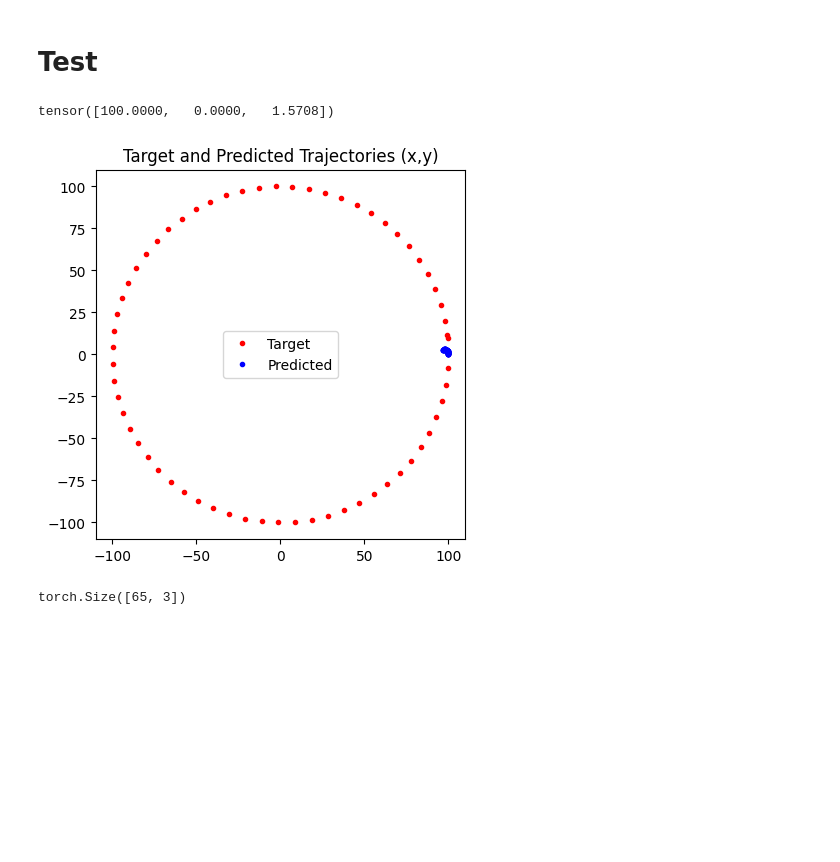
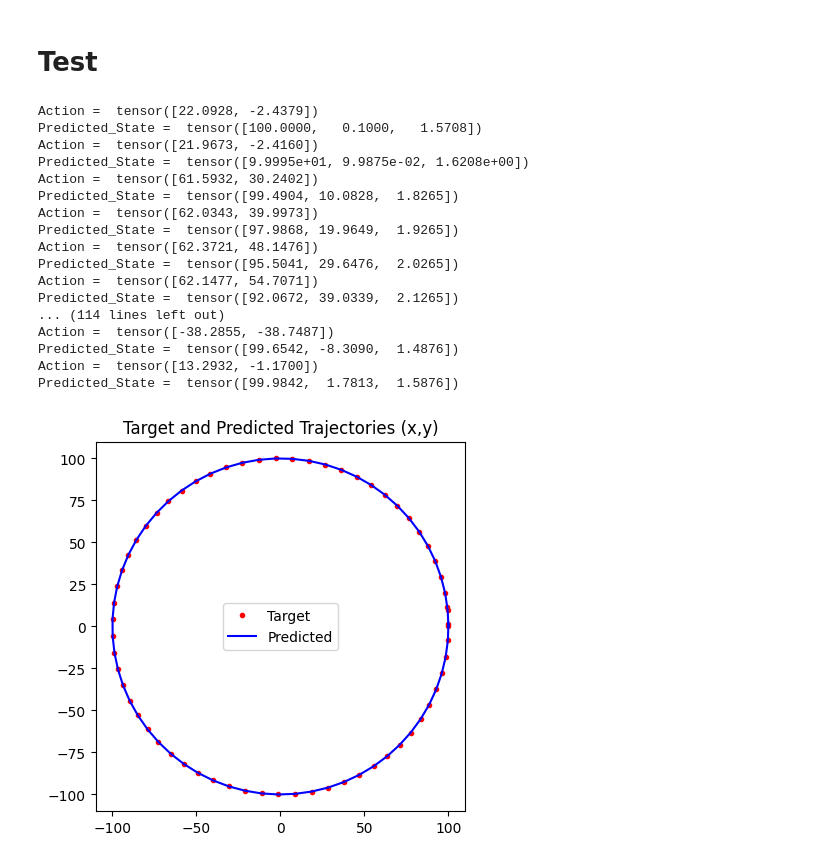
Before and after one commit to pareshrchaudhary/colab, a Jupyter notebook: QLearning.ipynb, the cells around one changed output. Saved outputs shown, nothing was run; the diff lists cells and outputs as text; code cells hidden in the pictures; blank space fills up the shorter version.

```diff
--- a/QLearning.ipynb
+++ b/QLearning.ipynb
@@ -64,6 +64,7 @@ class CarEnvironment:
         assert len(action) == 2, "action must be a tensor of shape (2,)"
 
         x, y, theta = state
+        action = np.clip(action, 0.0, 1.0)
         velocity, delta = action
 
         xnew = x + torch.cos(theta) * velocity * self.dt
@@ -115,6 +116,7 @@ class CarEnvironment:
         return reward
 
     def step(self, state, action, target):
+      action = np.clip(action, 0.0, 1.0)
       next_state = self.car_dynamics(state, action)
       reward = self.calculate_reward(state, target)
 
@@ -278,12 +280,14 @@ print(batch)
 def choose_action(state, q_net, epsilon):
     if torch.rand(()) < epsilon: # Explore (choose a random action)
         action = torch.randn(2)
+        action = np.clip(action, 0.0, 1.0)
     else:
       with torch.no_grad():      # Exploit (choose the action with the maximum Q-value)
         q_values = q_values = q_net(state.clone().detach().requires_grad_(True))
         index = torch.argmin(q_values)
         action = q_values.clone().detach()
         action[index] = 0.0
+        action = np.clip(action, 0.0, 1.0)
     return action
 # %%
 choose_action(state, dqn, 0.95)
@@ -330,7 +335,7 @@ for episode in range(0,num_episodes):
   target_update_interval = 100
   for t in range(0,drivestep):
     action = choose_action(state, dqn, epsilon)
-    next_state, reward, done = env.step(state, action, target)
+    next_state, reward, done = env.step(state, action, Target.clone())
     # print("State: ", state, "Action: ", action,"Reward: ", reward, "Next State: ", next_state, "Done: ", done)
     replay_buffer.add_experience(state, action, reward, next_state, done)
 
@@ -348,19 +353,19 @@ for episode in range(0,num_episodes):
       # Compute target Q-values
       with torch.no_grad():
           target_q_values = target_network(next_states)
-          print("target_q_values = ", target_q_values.shape)
+          max_indices = torch.argmax(target_q_values, dim=1)
           target_q_values = torch.max(target_q_values, dim=1)[0]  # Take the maximum Q-value for each next state
-
+          # print("target_q_values = ", target_q_values, target_q_values.shape)
           target_q_values[dones] = 0  # Set target Q-values to 0 for terminal states
           target_q_values = rewards + gamma * target_q_values
+          # print("target_q_values = ", target_q_values, target_q_values.shape)
 
 
       # Compute current Q-values
       predicted_q_values = dqn(states)
-      print("predicted_q_values = ", predicted_q_values.shape)
       # Convert the actions tensor to long data type
-      actions = actions.long()  # Convert actions to torch.long data type
-      predicted_q_values = predicted_q_values.gather(1, actions.unsqueeze(1)).squeeze(1)
+      predicted_q_values = torch.gather(predicted_q_values, 1, max_indices.unsqueeze(1)).squeeze(1)
+      # print("predicted_q_values = ", predicted_q_values, predicted_q_values.shape)
 
       # Compute the loss function
       loss = F.smooth_l1_loss(predicted_q_values, target_q_values)
@@ -369,17 +374,19 @@ for episode in range(0,num_episodes):
       optimizer.zero_grad()
       loss.backward()
       optimizer.step()
+      print("Loss:", loss.item())
 
-      # Update the current state
-      state = next_state
       total_reward += reward
 
-      # Update the target network periodically
-      if t % target_update_interval == 0:
-          target_network.load_state_dict(dqn.state_dict())
+    # Update the current state
+    state = Target[t]
+
+    # Update the target network periodically
+    if t % target_update_interval == 0:
+        target_network.load_state_dict(dqn.state_dict())
 
     # Update exploration parameter
-    print(f"Episode: {episode+1}, Total Reward: {total_reward}")
+    print(f"Episode: {episode + 1}, Step: {t + 1}, Total Reward: {total_reward}, Epsilon: {epsilon:.4f}")
     epsilon = max(epsilon * epsilon_decay, epsilon_min)
 
     # Check if the episode is done
@@ -410,40 +431,54 @@ theta = torch.atan2(heading[:, 1], heading[:, 0])
 
 # Add heading for first and last position
 theta = torch.cat((torch.tensor([torch.atan2(y[1] - y[0], x[1] - x[0])]), theta, torch.tensor([torch.atan2(y[-1] - y[-2], x[-1] - x[-2])])))
 
 target = torch.cat((x.unsqueeze(1), y.unsqueeze(1), theta.unsqueeze(1)), dim=1)
 
 # Initialize the current state
 state = initial_state
-print(state)
 
 # Generate predicted trajectory
 predicted_trajectory = []
 for t in range(NTRAJSTEPS):
     # Choose an action based on the current state
-    action = dqn(state)
-
+    action = dqn(state).detach()
+    print("Action = ", action)
     # Take a step in the environment
-    next_state, reward, done  = env.step(state, action, target)
-
+    Predicted_State, reward, done  = env.step(state, action, target)
+    print("Predicted_State = ", Predicted_State)
     # Add the state to the predicted trajectory
     predicted_trajectory.append(state)
 
     # Update the current state
-    state = next_state
+    state = target[t]
 
 # Convert the predicted trajectory to a tensor
 predicted_trajectory = torch.stack(predicted_trajectory)
 
 # Plot the target and predicted trajectories
 plt.figure()
 plt.plot(target[:, 0], target[:, 1], 'r.', label='Target')
-plt.plot(predicted_trajectory[:, 0], predicted_trajectory[:, 1], 'b.', label='Predicted')
+plt.plot(predicted_trajectory[:, 0], predicted_trajectory[:, 1], 'b', label='Predicted')
 plt.axis('square')
 plt.title('Target and Predicted Trajectories (x,y)')
 plt.legend()
 plt.show()
 # %% [output]
-tensor([100.0000,   0.0000,   1.5708])
+Action =  tensor([22.0928, -2.4379])
+Predicted_State =  tensor([100.0000,   0.1000,   1.5708])
+Action =  tensor([21.9673, -2.4160])
+Predicted_State =  tensor([9.9995e+01, 9.9875e-02, 1.6208e+00])
+Action =  tensor([61.5932, 30.2402])
+Predicted_State =  tensor([99.4904, 10.0828,  1.8265])
+Action =  tensor([62.0343, 39.9973])
+Predicted_State =  tensor([97.9868, 19.9649,  1.9265])
+Action =  tensor([62.3721, 48.1476])
+Predicted_State =  tensor([95.5041, 29.6476,  2.0265])
+Action =  tensor([62.1477, 54.7071])
+Predicted_State =  tensor([92.0672, 39.0339,  2.1265])
+... (114 lines left out)
+Action =  tensor([-38.2855, -38.7487])
+Predicted_State =  tensor([99.6542, -8.3090,  1.4876])
+Action =  tensor([13.2932, -1.1700])
+Predicted_State =  tensor([99.9842,  1.7813,  1.5876])
-[figure, old version]
+[figure, new version]
-torch.Size([65, 3])
```
Also changed, not shown: parts of 4 cells of this notebook.
